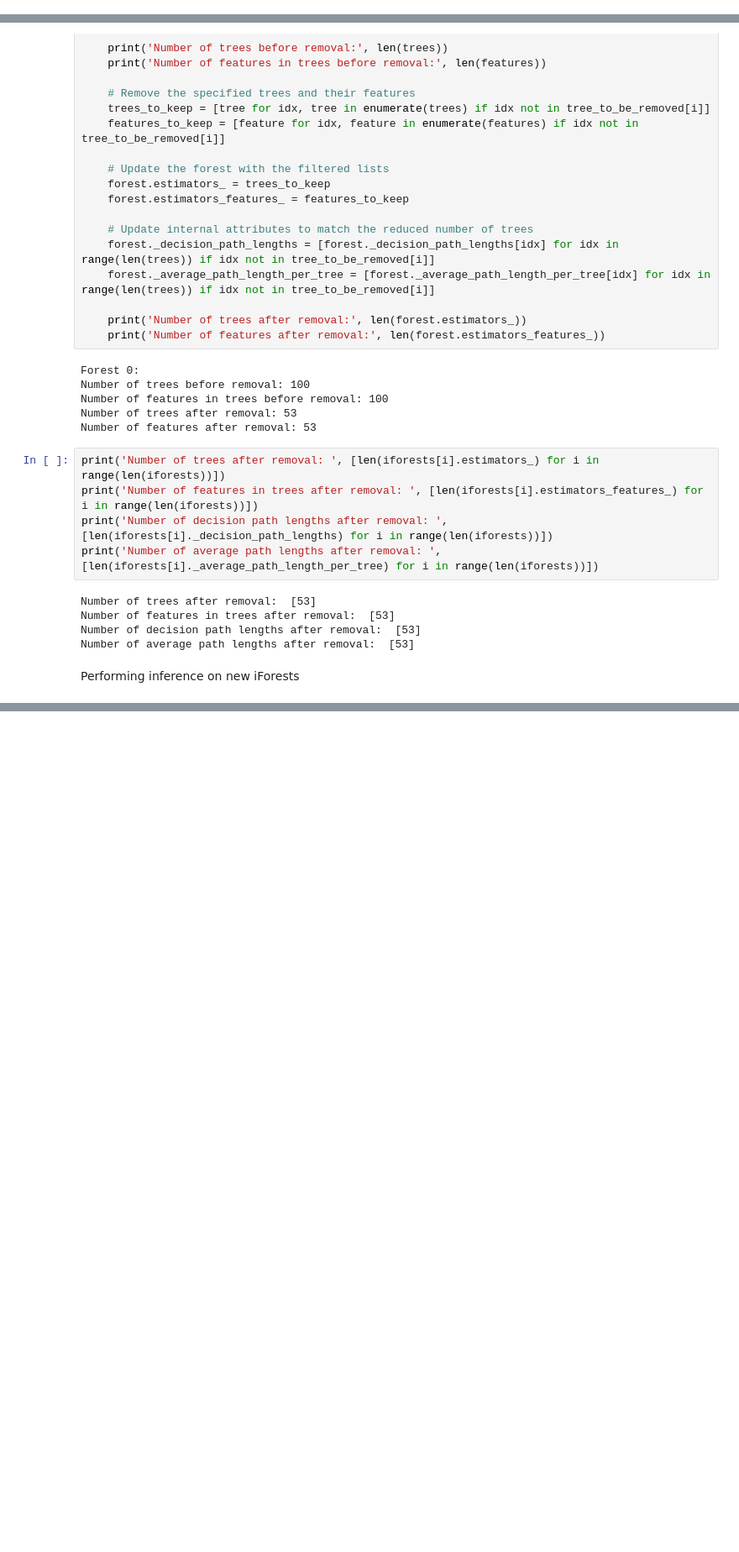
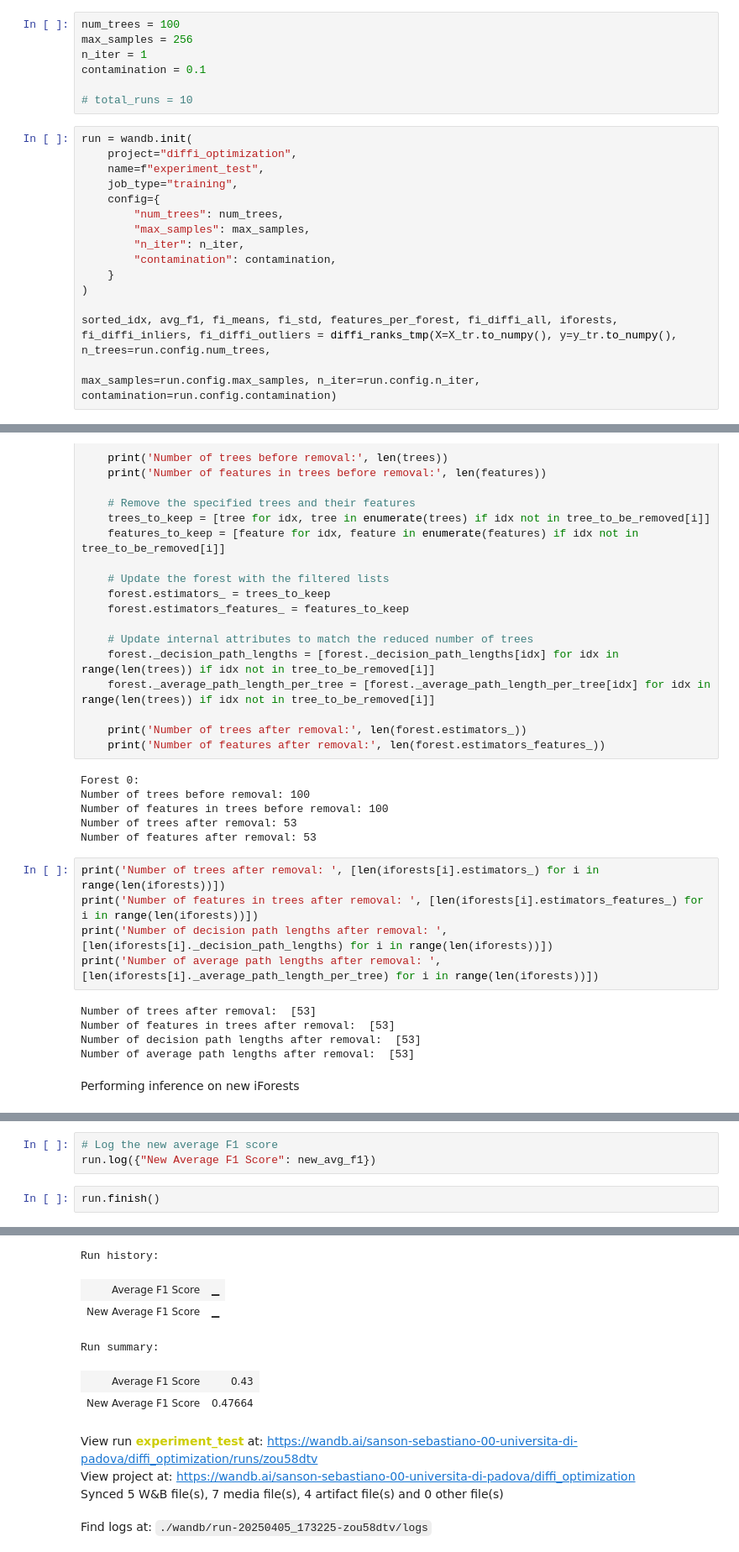
Before and after one commit to SansonSebastiano/Master-Thesis, a Jupyter notebook: important_features_usage.ipynb, the cells around one changed output, grey strips where cells are left out. Shown: that part at 84% size. Drawn from its saved outputs; the diff is of its cells as text; blank space fills up the shorter version.

Commit message:
added tracking with wandb

```diff
--- a/important_features_usage.ipynb
+++ b/important_features_usage.ipynb
@@ -52,0 +58,22 @@ Average F1 score: 0.4300
+# %%
+num_trees = 100
+max_samples = 256
+n_iter = 1
+contamination = 0.1
+
+# total_runs = 10
+# %%
+run = wandb.init(
+    project="diffi_optimization",
+    name=f"experiment_test",
+    job_type="training",
+    config={
+        "num_trees": num_trees,
+        "max_samples": max_samples,
+        "n_iter": n_iter,
+        "contamination": contamination,
+    }
+)
+
+sorted_idx, avg_f1, fi_means, fi_std, features_per_forest, fi_diffi_all, iforests, fi_diffi_inliers, fi_diffi_outliers = diffi_ranks_tmp(X=X_tr.to_numpy(), y=y_tr.to_numpy(), n_trees=run.config.num_trees,
+                                                                         max_samples=run.config.max_samples, n_iter=run.config.n_iter, contamination=run.config.contamination)
@@ -385,0 +521,6 @@ Average F1 score: 0.4766
+# %%
+# Log the new average F1 score
+run.log({"New Average F1 Score": new_avg_f1})
+# %%
+run.finish()
+# %% [output]
@@ -385,0 +528,10 @@ Average F1 score: 0.4766
+Run history:
+| Average F1 Score | ▁ |
+| New Average F1 Score | ▁ |
+Run summary:
+| Average F1 Score | 0.43 |
+| New Average F1 Score | 0.47664 |
+View run experiment_test at: https://wandb.ai/sanson-sebastiano-00-universita-di-padova/diffi_optimization/runs/zou58dtv
+View project at: https://wandb.ai/sanson-sebastiano-00-universita-di-padova/diffi_optimization
+Synced 5 W&B file(s), 7 media file(s), 4 artifact file(s) and 0 other file(s)
+Find logs at: ./wandb/run-20250405_173225-zou58dtv/logs
```
Also changed, not shown: parts of 23 cells of this notebook, 1 other file.
